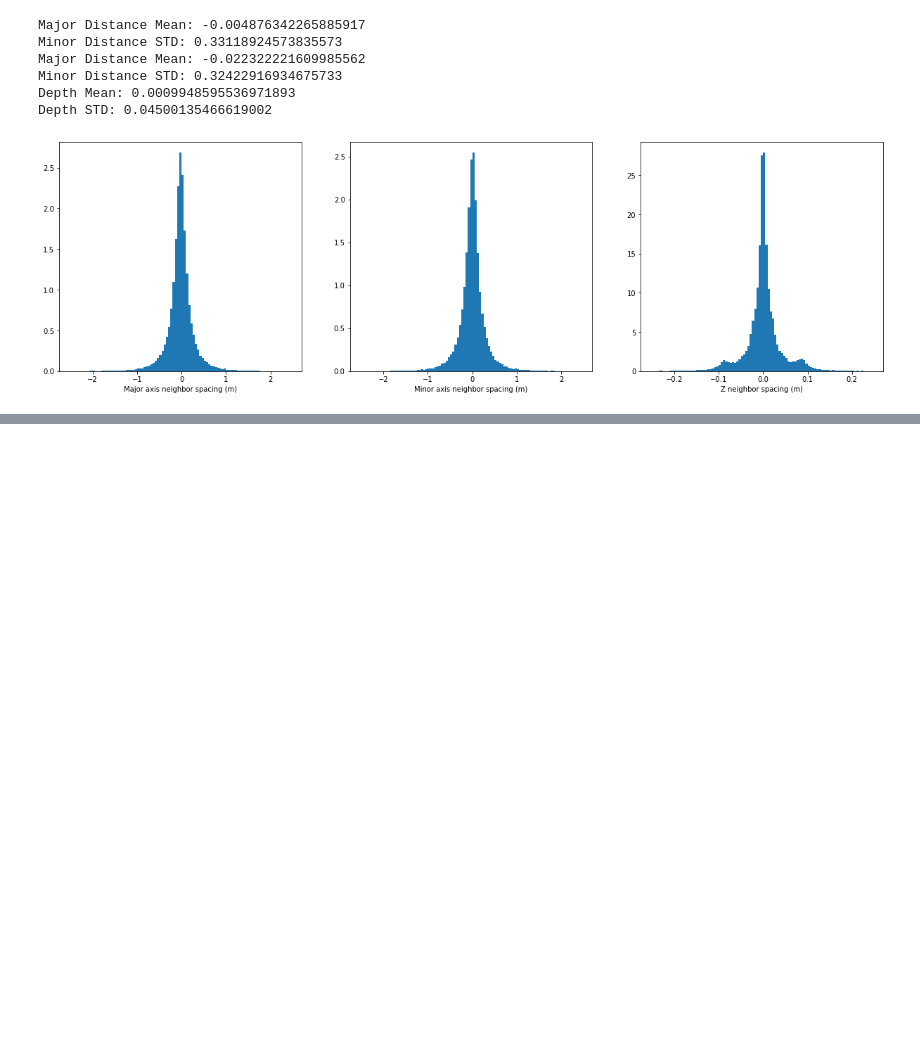
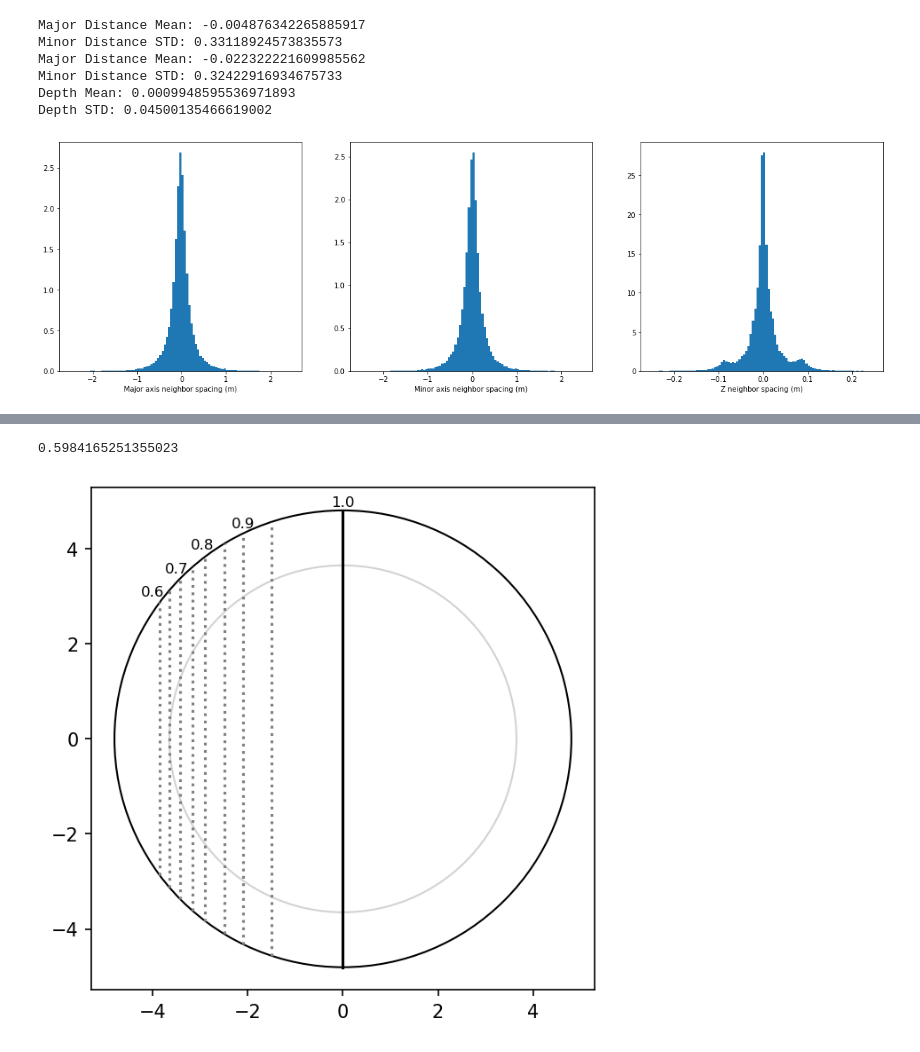
Before and after one commit to leviner/MooredEchosounders, a Jupyter notebook: code/buildTrackData_linear.ipynb, the cells around one changed output, grey strips where cells are left out. Saved outputs shown, nothing was run; the diff lists cells and outputs as text; code cells hidden in the pictures; blank space fills up the shorter version.

```diff
--- a/code/buildTrackData_linear.ipynb
+++ b/code/buildTrackData_linear.ipynb
@@ -447,0 +647,47 @@ Depth STD: 0.04500135466619002
+# %%
+
+fig = plt.figure(figsize=(5,5),dpi=150)
+beam = plt.Circle((0,0),np.tan(np.deg2rad(9))*dfCur.Target_range.mean(),fill=False)
+plt.gca().add_patch(beam)
+beam = plt.Circle((0,0),1.825*2,fill=False,color='lightgrey')
+plt.gca().add_patch(beam)
+plt.gca().set_aspect('equal', adjustable='box')
+plt.plot([0,0],[-np.tan(np.deg2rad(9))*dfCur.Target_range.mean(),np.tan(np.deg2rad(9))*dfCur.Target_range.mean()],'k')
+
+inter = circle_line_segment_intersection((0,0),np.tan(np.deg2rad(9))*dfCur.Target_range.mean(),(-1.5,-1),(-1.5,1)) #95
+plt.plot([inter[0][0],inter[1][0]],[inter[0][1],inter[1][1]],':',color='grey')
+plt.text(-.25,4.9,'1.0',fontsize=8)
+
+inter = circle_line_segment_intersection((0,0),np.tan(np.deg2rad(9))*dfCur.Target_range.mean(),(-2.1,-1),(-2.1,1)) # 90
+plt.plot([inter[0][0],inter[1][0]],[inter[0][1],inter[1][1]],':',color='grey')
+plt.text(-2.35,4.45,'0.9',fontsize=8)
+
+inter = circle_line_segment_intersection((0,0),np.tan(np.deg2rad(9))*dfCur.Target_range.mean(),(-2.5,-1),(-2.5,1)) #85
+plt.plot([inter[0][0],inter[1][0]],[inter[0][1],inter[1][1]],':',color='grey')
+
+
+inter = circle_line_segment_intersection((0,0),np.tan(np.deg2rad(9))*dfCur.Target_range.mean(),(-2.9,-1),(-2.9,1)) #80
+plt.plot([inter[0][0],inter[1][0]],[inter[0][1],inter[1][1]],':',color='grey')
+plt.text(-3.2,4.0,'0.8',fontsize=8)
+
+inter = circle_line_segment_intersection((0,0),np.tan(np.deg2rad(9))*dfCur.Target_range.mean(),(-3.17,-1),(-3.17,1)) #75
+plt.plot([inter[0][0],inter[1][0]],[inter[0][1],inter[1][1]],':',color='grey')
+
+inter = circle_line_segment_intersection((0,0),np.tan(np.deg2rad(9))*dfCur.Target_range.mean(),(-3.43,-1),(-3.43,1)) #70
+plt.plot([inter[0][0],inter[1][0]],[inter[0][1],inter[1][1]],':',color='grey')
+plt.text(-3.75,3.5,'0.7',fontsize=8)
+
+inter = circle_line_segment_intersection((0,0),np.tan(np.deg2rad(9))*dfCur.Target_range.mean(),(-3.65,-1),(-3.65,1)) #65
+plt.plot([inter[0][0],inter[1][0]],[inter[0][1],inter[1][1]],':',color='grey')
+
+inter = circle_line_segment_intersection((0,0),np.tan(np.deg2rad(9))*dfCur.Target_range.mean(),(-3.85,-1),(-3.85,1)) #60
+plt.plot([inter[0][0],inter[1][0]],[inter[0][1],inter[1][1]],':',color='grey')
+plt.text(-4.25,3.0,'0.6',fontsize=8)
+
+
+l = calculateDistance(inter[0][0], inter[0][1], inter[1][0], inter[1][1])
+prop = l/((np.tan(np.deg2rad(9))*dfCur.Target_range.mean())*2)
+prop
+# %% [output]
+0.5984165251355023
+[figure, added]
```
Also changed, not shown: parts of 10 cells of this notebook, 1 other file.
